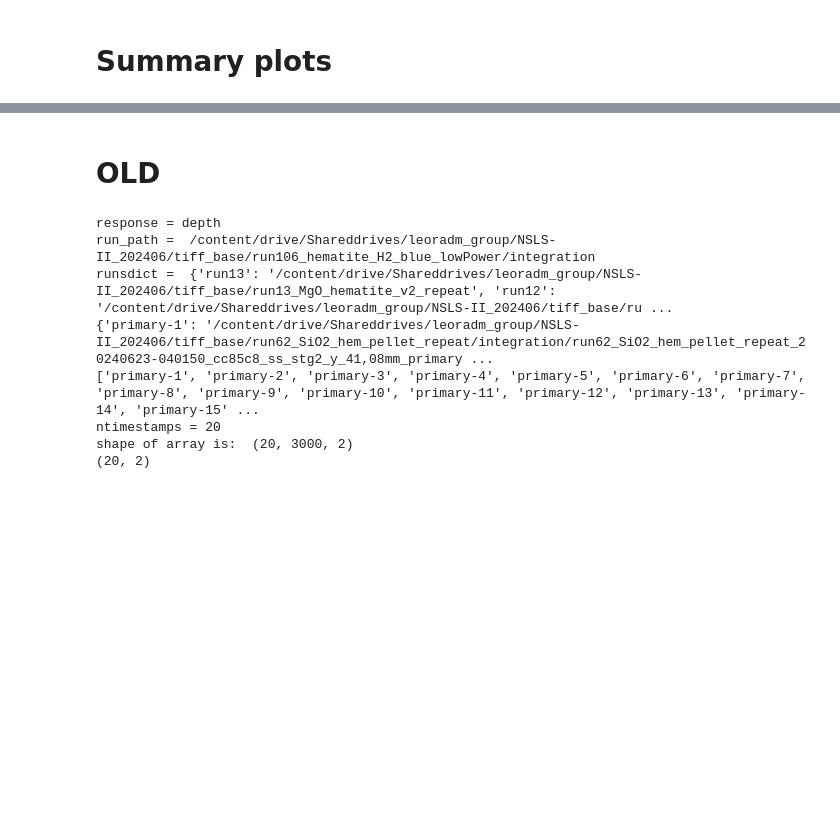
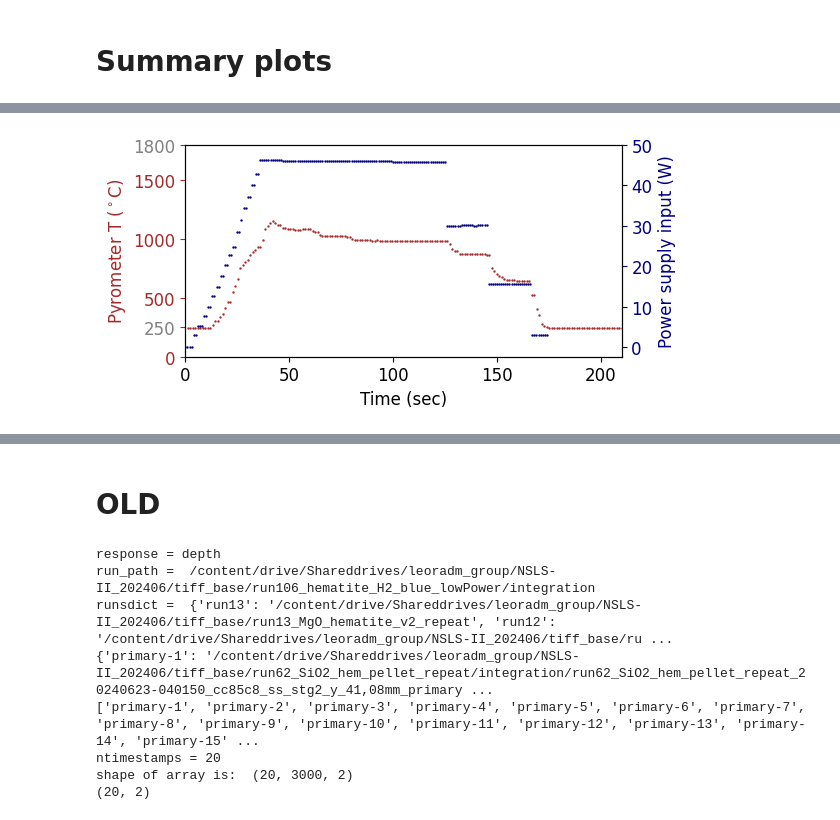
Before and after one commit to lmoghimi/personal-processing, a Jupyter notebook: post_beamline_analysis.ipynb, the cells around one changed output, grey strips where cells are left out. Drawn from its saved outputs; the diff is of its cells as text; code cells hidden in the pictures; blank space fills up the shorter version.

Commit message:
final updates -- includes temperature calculation

```diff
--- a/post_beamline_analysis.ipynb
+++ b/post_beamline_analysis.ipynb
@@ -895,2 +902,101 @@ x_axis =  [0, 1, 2, 3, 4, 5, 6, 7, 8, 9, 10, 11, 12, 13, 14, 15, 16, 17, 18, 19,
 # %% [markdown]
 # **Summary plots**
+# %%
+#@title Combined pyrometer and laser plots
+
+######################### laser log ###########################################
+path = os.path.join(userdir, 'june_laser_programs_and_logs')
+print('path = ',path)
+fp = os.path.join(path, fn_laser + '.csv')
+print('fp =', fp)
+
+laser_log_data = []
+with open(fp, mode = 'r') as file:
+    csvFile = csv.DictReader(file)
+    for lines in csvFile:
+        #print(lines)
+        laser_log_data.append(lines) #extract data from the file for python treatment
+
+st = laser_log_data[2]['FileType:PSCS_Data_Log'].split(':')[-1]
+st = st.replace('S', '') #sampling time
+print('laser log sampling time: ',st)
+
+lt = str(laser_log_data[1][None]) #laser log start time
+lt = lt.replace("[' 2024", "")
+lt = lt.replace(" PM']", "")
+lt = lt.translate({ord(i): None for i in " "}) #strip any whitespace from the string
+# print(lt)
+# print(st)
+#print('The log began recording at',lt,'and the sampling time is',st,'sec')
+
+#print('\n here are the table headings: ', laser_log_data[3])
+
+recnum = []
+volt = []
+current = []
+count = 0
+for lines in laser_log_data:
+    if count >= 4:
+        recnum.append(int(laser_log_data[count]['FileType:PSCS_Data_Log'].split(':')[-1]))
+        volt.append(int(laser_log_data[count][None][0]) / 1000) #in V
+        current.append(int(laser_log_data[count][None][1]) / 1000) #in A
+    elif count < 4:
+        print('no its not')
+    count = count + 1
+print()
+print('recnum = ', recnum)
+print('volt = ', volt)
+print('current = ', current)
+
+power = np.multiply(volt, current)
+
+#a = recnum[index_start:index_start+ ntimestamps-1] #shifting the time data to match t=0 with the in-situ XRD
+a = recnum[index_start:index_start+ ntimestamps] #shifting the time data to match t=0 with the in-situ XRD
+#print('a =', a)
+x_axis_laser = [x - recnum[index_start] for x in a] #shift to match t=0 with XRD
+x_axis_laser = [i * t_laser_sampling for i in x_axis_laser] #multiply by sampling rate to get real time
+#y_axis_laser = power[index_start:index_start+ ntimestamps-1]
+y_axis_laser = power[index_start:index_start+ ntimestamps]
+print('x_axis = ', x_axis_laser)
+##################################################################################
+
+#################### Plotting the pyrometer data: T vs scan #, 5/16/24 ##########
+path = os.path.join(userdir, 'tiff_base')
+fp = os.path.join(path, fn_pyrom + '.xlsx')
+pyrom_data = pd.read_excel(fp)
+x_axis_pyrom = pyrom_data['seq_num']
+x_axis_pyrom_new = [i * frame_length for i in x_axis_pyrom]
+y_axis_pyrom = pyrom_data['eurotherm_temperature']
+
+##################################################################################
+
+########### combined plot pyrometer vs laser ####################
+figsize = (6, 3)
+fs = 12
+col_pyrom = 'brown'
+col_laser = 'navy'
+
+fig, ax1 = plt.subplots(figsize=figsize, tight_layout=True)
+ax2 = ax1.twinx()
+#ax1.set_xticks([0, 20, 40, 60, 80, 100, 120, 140])
+ax1.set_xlim(0, (ntimestamps)*frame_length)
+
+ax1.scatter(x_axis_pyrom_new, y_axis_pyrom, marker = '.', s = markersz, c = col_pyrom)
+ax2.scatter(x_axis_laser, y_axis_laser, marker = '.', s = markersz, c = col_laser)
+
+ax1.set_xlabel("Time (sec)", fontsize=fs)
+ax1.tick_params(axis='x', labelsize=fs)
+
+ax1.set_ylabel("Pyrometer T ($^\circ$C)", fontsize=fs, color=col_pyrom)
+ax1.tick_params(axis='y', colors=col_pyrom, labelsize=fs)
+ax1.set_ylim(0, 1800)
+ax1.set_yticks([0, 250, 500, 1000, 1500, 1800])
+ax1.get_yticklabels()[1].set_color("gray") #changing the color for 248C
+ax1.get_yticklabels()[5].set_color("gray") #changing the color for 1800C
+
+ax2.set_ylabel('Power supply input (W)', fontsize=fs, color=col_laser)
+ax2.tick_params(axis='y', colors=col_laser, labelsize=fs)
+ax2.set_yticks([0, 10, 20, 30, 40, 50])
+
+plt.show()
+# %% [output]
@@ -897 +1015,2 @@ x_axis =  [0, 1, 2, 3, 4, 5, 6, 7, 8, 9, 10, 11, 12, 13, 14, 15, 16, 17, 18, 19,
+[figure, added]
 # %%
```
Also changed, not shown: parts of 8 cells of this notebook.
